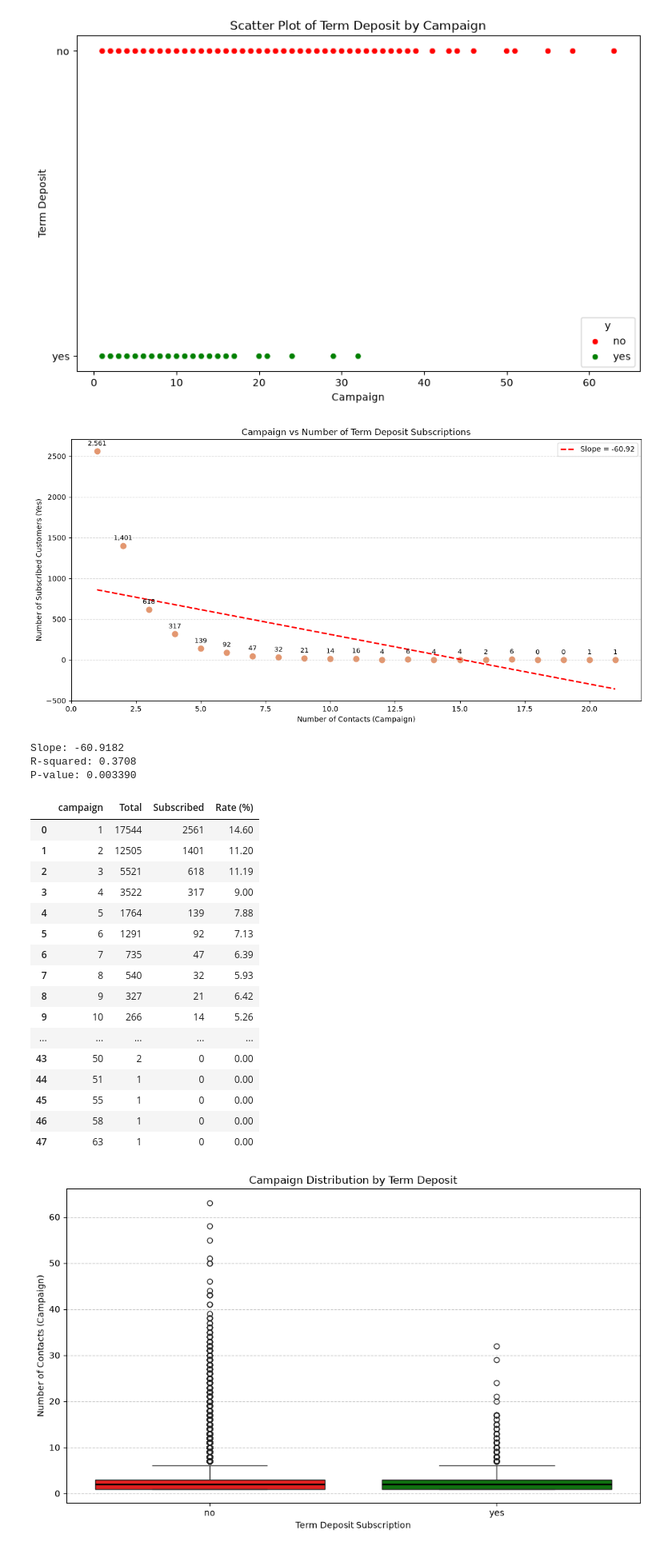
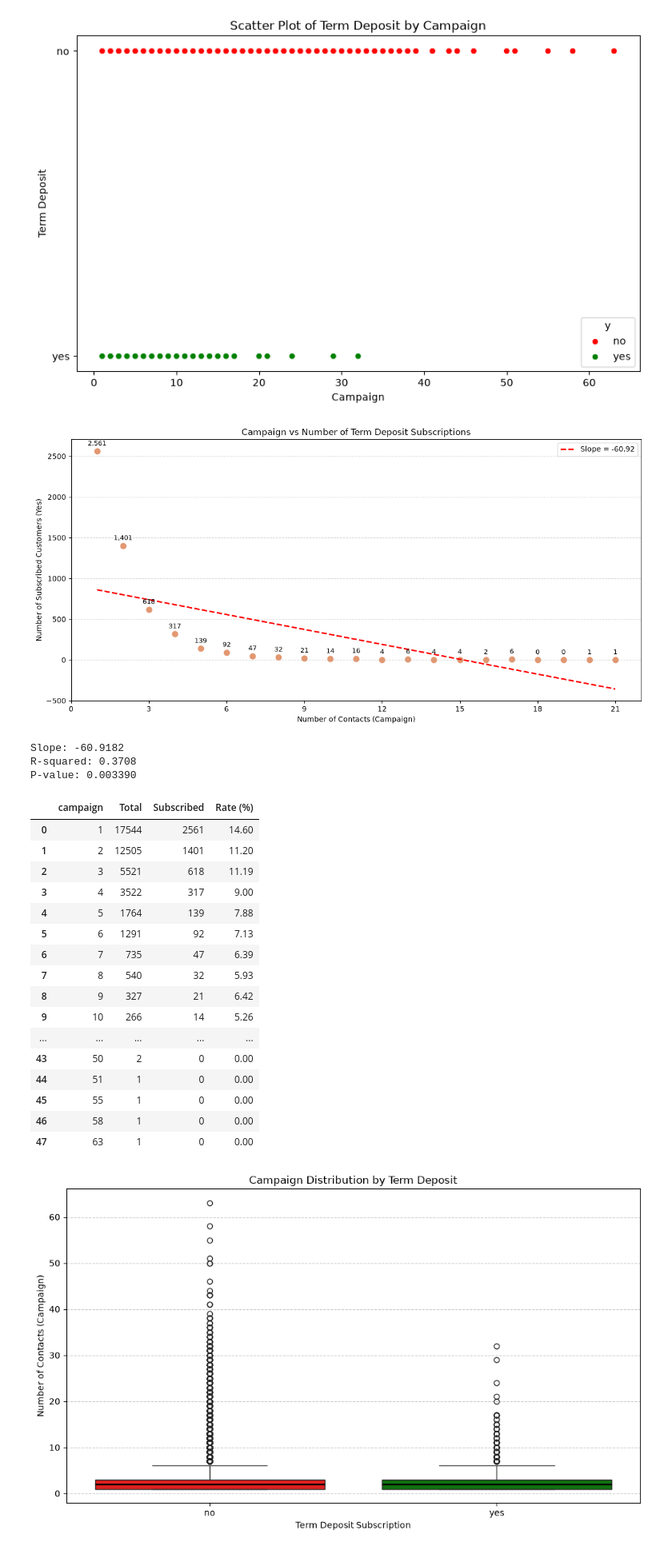
Before and after one commit to TKishioru/DPU.DT, a Jupyter notebook: DT514 วิทยาการข้อมูลและการวิเคราะห์ข้อมูลขนาดใหญ่/Midterm/anwser.ipynb, the cells around one changed output. Shown at 80% size. Drawn from its saved outputs; the diff is of its cells as text; code cells hidden in the pictures.

```diff
--- a/DT514 วิทยาการข้อมูลและการวิเคราะห์ข้อมูลขนาดใหญ่/Midterm/anwser.ipynb
+++ b/DT514 วิทยาการข้อมูลและการวิเคราะห์ข้อมูลขนาดใหญ่/Midterm/anwser.ipynb
@@ -1889,34 +2084,38 @@ plt.plot(
     linewidth=2,
     label=f'Slope = {slope:.2f}'
 )
 
 # เพิ่มจำนวนผู้สมัครบนจุด
 for _, row in plot_data.iterrows():
     plt.annotate(
         f"{int(row['Subscribed']):,}",
         (row['campaign'], row['Subscribed']),
         xytext=(0, 8),
         textcoords='offset points',
         ha='center',
         fontsize=9
     )
 
 plt.title('Campaign vs Number of Term Deposit Subscriptions')
 plt.xlabel('Number of Contacts (Campaign)')
 plt.ylabel('Number of Subscribed Customers (Yes)')
+
+# แสดงค่า Campaign บนแกน X เป็นจำนวนเต็มเท่านั้น
+plt.gca().xaxis.set_major_locator(MaxNLocator(integer=True))
+
 plt.grid(axis='y', linestyle='--', alpha=0.5)
 plt.legend()
 
 plt.tight_layout()
 plt.show()
 
 print(f'Slope: {slope:.4f}')
 print(f'R-squared: {r_value**2:.4f}')
 print(f'P-value: {p_value:.6f}')
 
 display(campaign_summary.round(2))
 # %% [output]
-[figure, old version]
+[figure, new version]
 Slope: -60.9182
 R-squared: 0.3708
 P-value: 0.003390
```
Also changed, not shown: parts of 3 cells of this notebook.
